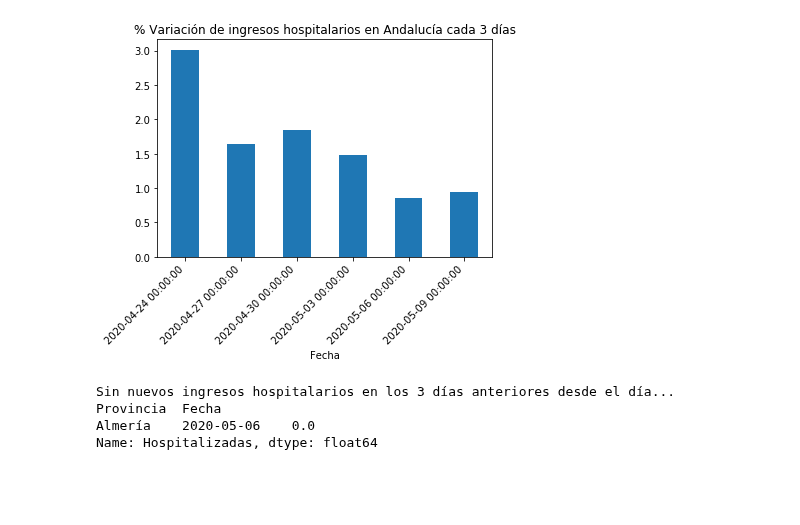
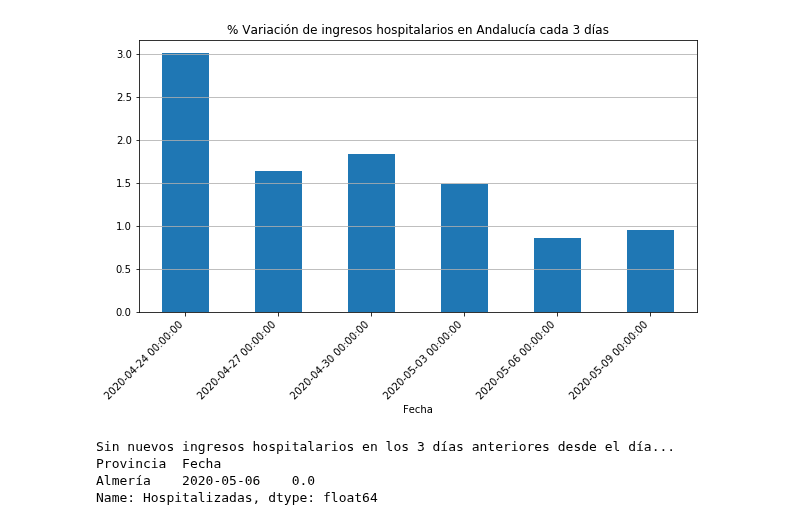
Before and after one commit to kfern/jupyter, a Jupyter notebook: covid19-es-and/growFactor.ipynb, the cells around one changed output. Cells and saved outputs as stored; diff of their text form; code cells hidden in the pictures; blank space fills up the shorter version.

```diff
--- a/covid19-es-and/growFactor.ipynb
+++ b/covid19-es-and/growFactor.ipynb
@@ -32,17 +32,17 @@ dfV.columns = ['Hospitalizadas', 'Curadas', 'Bajas']
 # %%
 # dfG: Variación en porcentaje con respecto al registro anterior
 dfG = dfV.groupby(level='Provincia').pct_change()*100
 dfG.dropna(how='all', inplace=True)
 titulo = '% Variación de ingresos hospitalarios en Andalucía cada ' + str(c_freq) + ' días'
-dfG.loc['Total']['Hospitalizadas'].plot(title=titulo, kind='bar')
+dfG.loc['Total']['Hospitalizadas'].plot(title=titulo, kind='bar', figsize=(10,5)).grid(axis='y')
 plt.xticks(
     rotation=45,
     horizontalalignment='right',
     fontweight='light',
 )
 plt.show()
 # %% [output]
-[figure, old version]
+[figure, new version]
 # %%
 # dfN: Nuevos casos cada x días
 dfN = dfV.diff()
```
Also changed, not shown: parts of 5 cells of this notebook.
